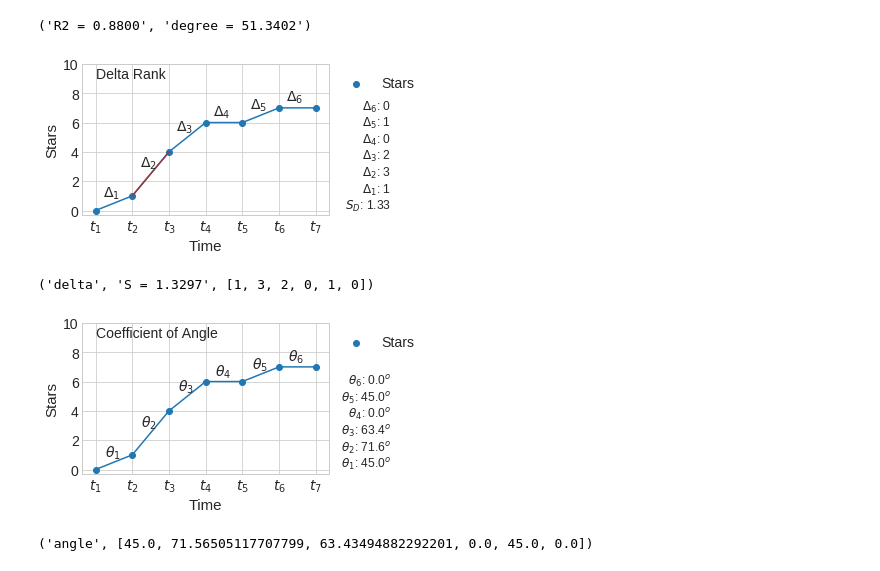
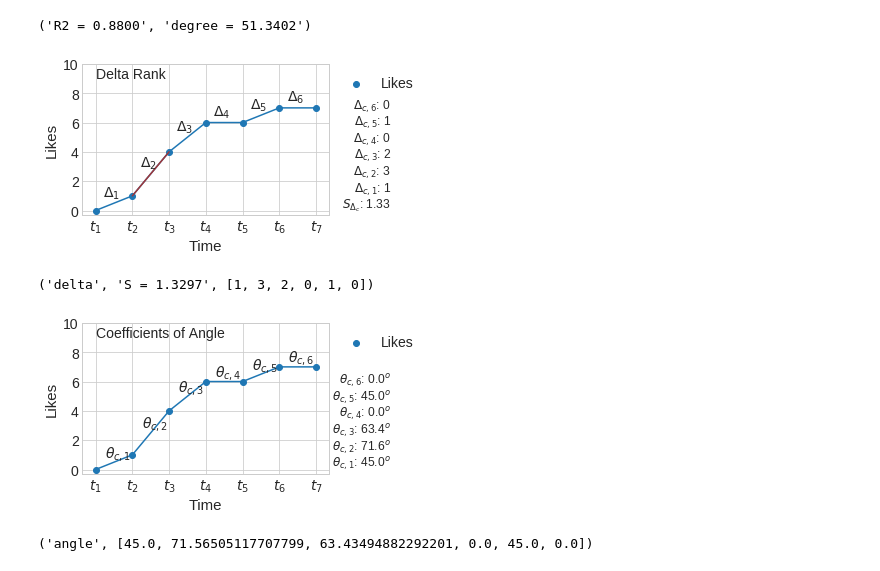
Before and after one commit to leomaurodesenv/paper-2019-iceis, a Jupyter notebook: jupyter/3-feature-extractors.ipynb, the cells around one changed output. Cells and saved outputs as stored; diff of their text form; code cells hidden in the pictures.

Commit message:
change some texts

```diff
--- a/jupyter/3-feature-extractors.ipynb
+++ b/jupyter/3-feature-extractors.ipynb
@@ -107,17 +107,17 @@ def plot_line(x, y, title, extractor=1):
         ca = coefficient_angle(x, y)
         describes = []
         for i in range(len(ca)):
-            describes.append((r'$\theta_{%d}$' % (i+1), r'%2.1f$^{o}$', ca[i]))
+            describes.append((r'$\theta_{c,%d}$' % (i+1), r'%2.1f$^{o}$', ca[i]))
             xi = x[i] + (x[i+1] - x[i])/2
             yi = y[i] + (y[i+1] - y[i])/2
-            plt.text(xi-0.25, yi+0.4, r'$\theta_{%d}$' % (i+1), fontsize=fontsize-1)
+            plt.text(xi-0.25, yi+0.4, r'$\theta_{c,%d}$' % (i+1), fontsize=fontsize-1)
     else:
         dr = delta_rank(x, y)
         high = 0
         idx_high = 0
-        describes = [('$S_D$', '%.2f', entropy(dr))]
+        describes = [('$S_{\Delta_c}$', '%.2f', entropy(dr))]
         for i in range(len(dr)):
-            describes.append((r'$\Delta_{%d}$' % (i+1), '%d', dr[i]))
+            describes.append((r'$\Delta_{c,%d}$' % (i+1), '%d', dr[i]))
             xi = x[i] + (x[i+1] - x[i])/2
             yi = y[i] + (y[i+1] - y[i])/2
             plt.text(xi-0.3, yi+0.45, r'$\Delta_{%d}$' % (i+1), fontsize=fontsize-1)
@@ -141,22 +141,22 @@ def plot_line(x, y, title, extractor=1):
                 fontsize=fontsize - 3)
             ypos += 0.11
     # -- ticks
-    plt.ylabel('Stars', fontsize=fontsize)
+    plt.ylabel('Likes', fontsize=fontsize)
     plt.xlabel('Time', fontsize=fontsize)
     plt.ylim(-0.3, lim_y) # fixed by example data
     plt.xticks(x, [xtick%i for i in x])
     plt.yticks(range(0, lim_y+1, 2), range(0, lim_y+1, 2))
     # -- legend
     if(extractor == 1):
-        plt.legend((p2, p3[0]), ('Stars', 'LR'), loc='upper left', bbox_to_anchor=(1, 1), fontsize=fontsize-1)
+        plt.legend((p2, p3[0]), ('Likes', 'LR'), loc='upper left', bbox_to_anchor=(1, 1), fontsize=fontsize-1)
     else:
-        plt.legend((p2, ), ('Stars',), loc='upper left', bbox_to_anchor=(1, 1), fontsize=fontsize-1)
+        plt.legend((p2, ), ('Likes',), loc='upper left', bbox_to_anchor=(1, 1), fontsize=fontsize-1)
     plt.text(1, 9, '%s' % title, fontsize=fontsize-1)
     plt.tick_params(axis='both', which='major', labelsize=fontsize-1)
     # -- sizes
     fig.set_size_inches(width, height)
     plt.tight_layout()
-    #plt.savefig('plot%s.pdf' % title, dpi=300)
+    plt.savefig('plot%s.pdf' % title, dpi=300)
     plt.show()
 
     if(extractor == 1):
@@ -173,10 +173,10 @@ plot_line(x, y, 'Linear Regression', extractor=1)
 # %%
 plot_line(x, y, 'Delta Rank', extractor=2)
 # %% [output]
-[figure, old version]
+[figure, new version]
 ('delta', 'S = 1.3297', [1, 3, 2, 0, 1, 0])
 # %%
-plot_line(x, y, 'Coefficient of Angle', extractor=3)
+plot_line(x, y, 'Coefficients of Angle', extractor=3)
 # %% [output]
-[figure, old version]
+[figure, new version]
 ('angle', [45.0, 71.56505117707799, 63.43494882292201, 0.0, 45.0, 0.0])
```
Also changed, not shown: 10 other files.
